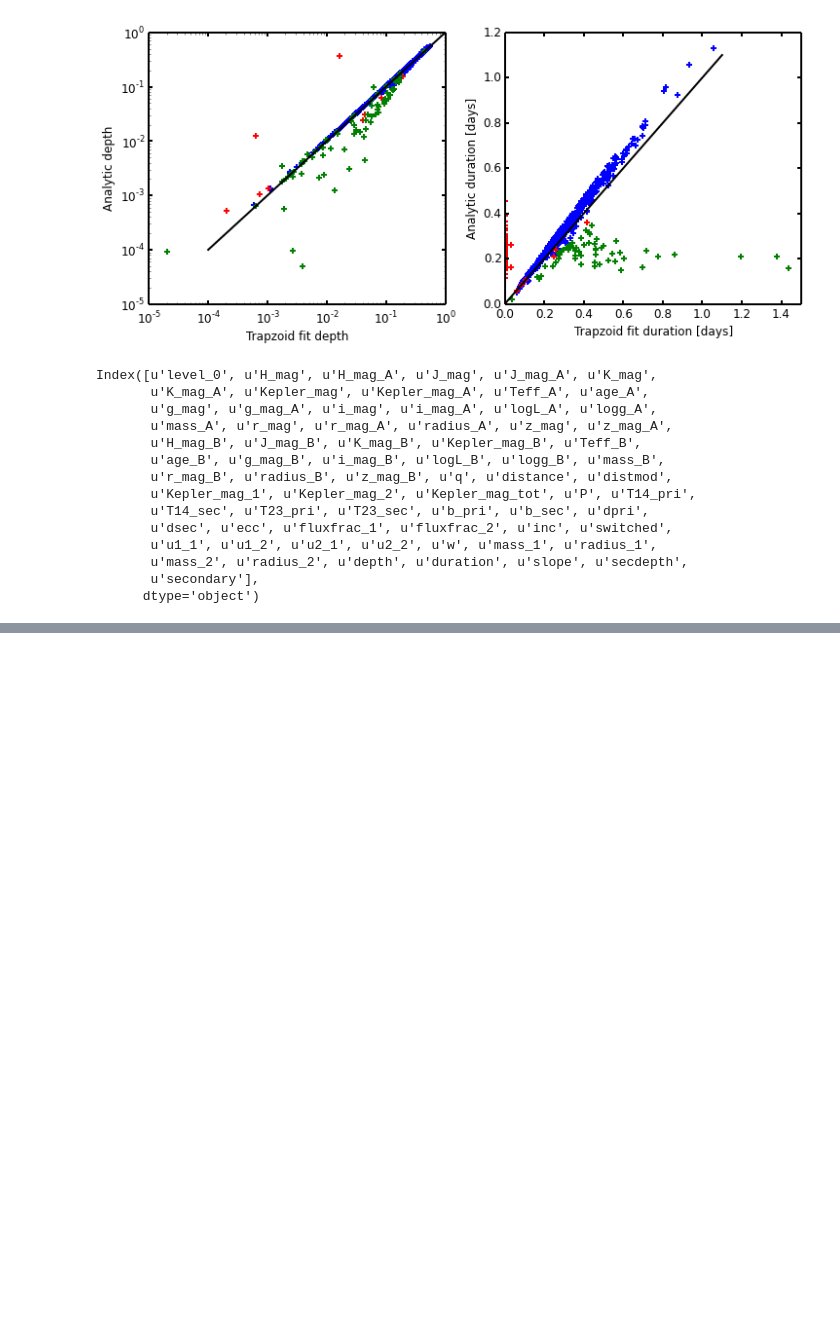
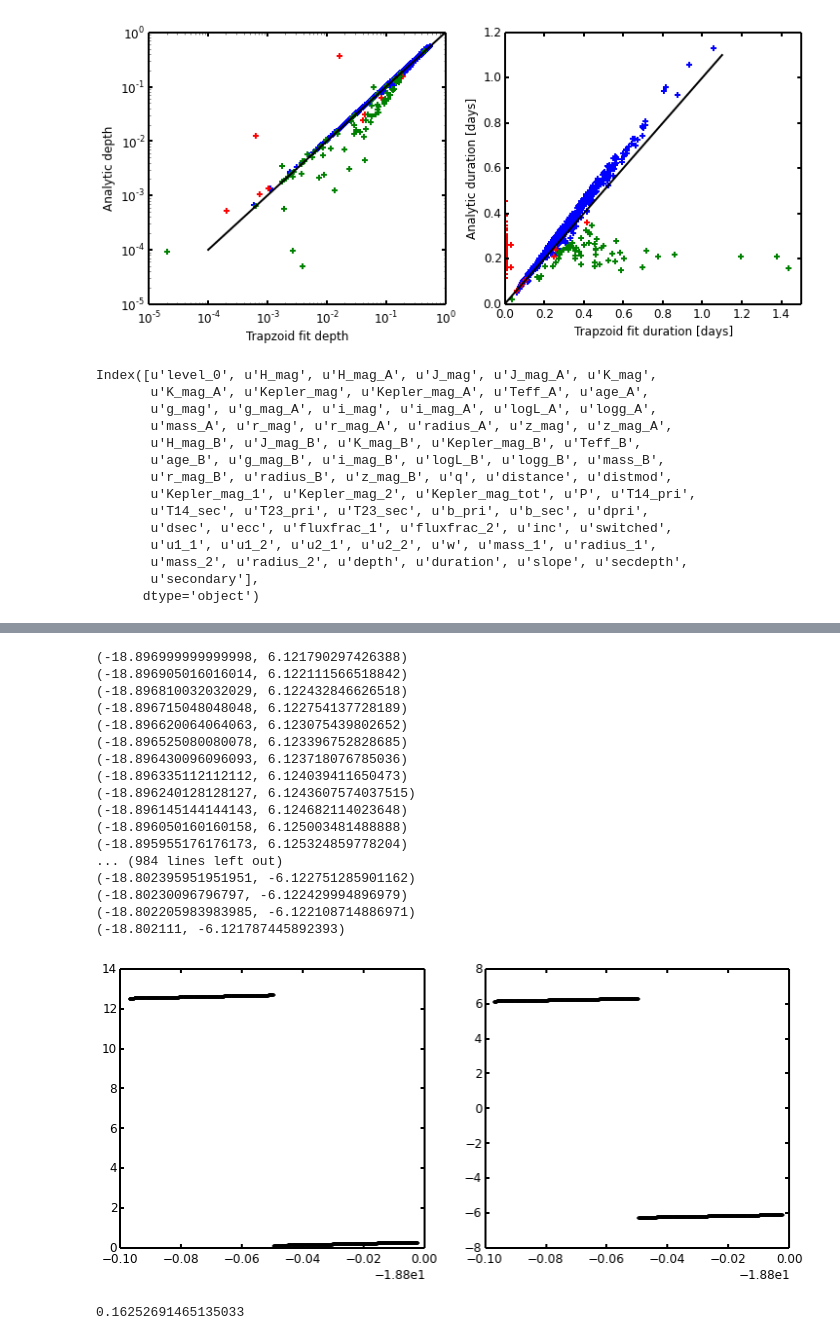
Before and after one commit to timothydmorton/exosyspop, a Jupyter notebook: Exploration.ipynb, the cells around one changed output, grey strips where cells are left out. Saved outputs shown, nothing was run; the diff lists cells and outputs as text; code cells hidden in the pictures; blank space fills up the shorter version.

```diff
--- a/Exploration.ipynb
+++ b/Exploration.ipynb
@@ -167,0 +175,36 @@ DEBUG:root:M0=-18.8495282399, Mlo=-18.8685419588, Mhi=-18.830514521 (dur=0.20174
+# %%
+from vespa_transitutils import angle_from_occultation, angle_from_transit, true_anomaly
+
+fig,ax = plt.subplots(1,2, figsize=(12,5))
+Mlo=-18.897; Mhi=-18.802111
+Ms = np.linspace(Mlo,Mhi,1000)
+for M in Ms:
+    ax[0].plot(M, angle_from_occultation(M, pars['ecc'], np.pi*pars['w']/180), 'ko', ms=1)
+    f = true_anomaly(M, pars['ecc'])
+    print(M,f)
+    ax[1].plot(M, f, 'ko', ms=1)
+# %% [output]
+(-18.896999999999998, 6.121790297426388)
+(-18.896905016016014, 6.122111566518842)
+(-18.896810032032029, 6.122432846626518)
+(-18.896715048048048, 6.122754137728189)
+(-18.896620064064063, 6.123075439802652)
+(-18.896525080080078, 6.123396752828685)
+(-18.896430096096093, 6.123718076785036)
+(-18.896335112112112, 6.124039411650473)
+(-18.896240128128127, 6.1243607574037515)
+(-18.896145144144143, 6.124682114023648)
+(-18.896050160160158, 6.125003481488888)
+(-18.895955176176173, 6.125324859778204)
+... (984 lines left out)
+(-18.802395951951951, -6.122751285901162)
+(-18.80230096796797, -6.122429994896979)
+(-18.802205983983985, -6.122108714886971)
+(-18.802111, -6.121787445892393)
+[figure, added]
+# %%
+from vespa_transitutils import transit_duration
+
+transit_duration(pars['p0'],pars['P'],pars['b'],pars['aR'],ecc=pars['ecc'], w=pars['w']*np.pi/180, sec=True)
+# %% [output]
+0.16252691465135033
```
Also changed, not shown: parts of 3 cells of this notebook.
